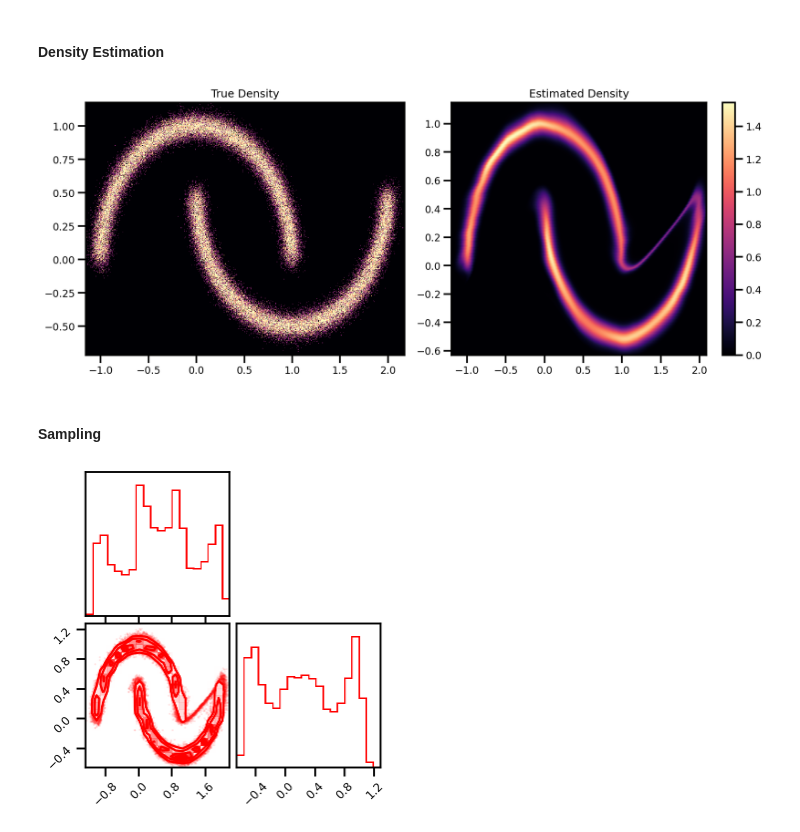
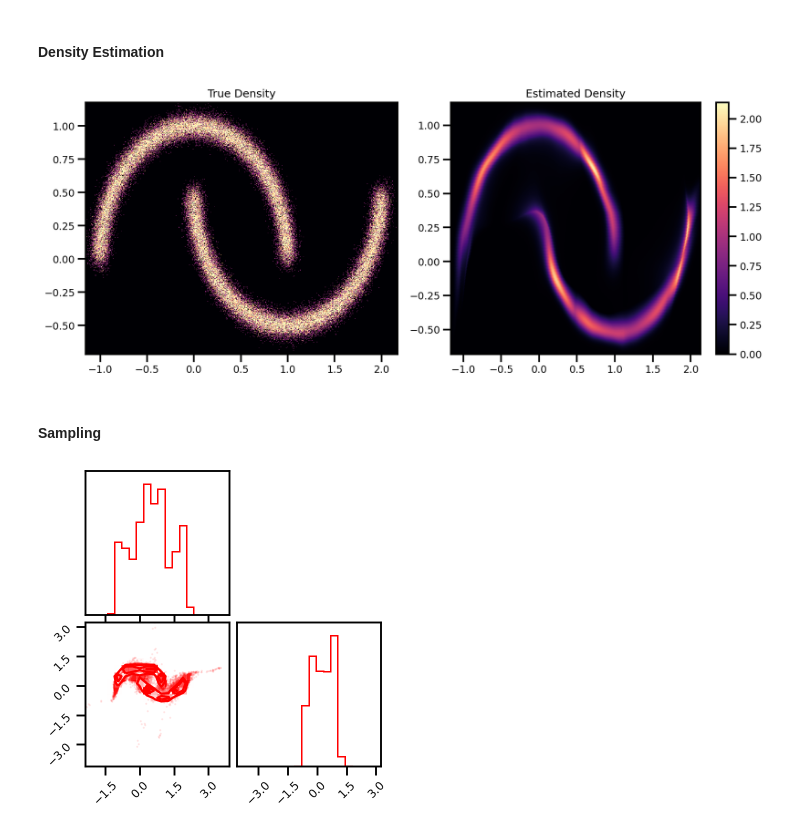
Before and after one commit to IPL-UV/gaussflow, a Jupyter notebook: docs/assets/demo/freia_plane_coupling.ipynb, the cells around one changed output. Cells and saved outputs as stored; diff of their text form; code cells hidden in the pictures.

Commit message:
Updated notebooks. added some helpful functions.

```diff
--- a/docs/assets/demo/freia_plane_coupling.ipynb
+++ b/docs/assets/demo/freia_plane_coupling.ipynb
@@ -160,0 +201,8 @@ from src.lit_plane import FlowLearnerPlane
+# %%
+import torch.functional as F
+from src.models.nets.dense import MLP
+
+def nflows_fc(dims_in, dims_out):
+    return  MLP(dims_in, dims_out, hidden_features=[512, 512], activation=nn.ReLU())
+def nflows_resnet(dims_in, dims_out):
+    return ResidualNet(dims_in, dims_out, hidden_features=512, num_blocks=1, activation=nn.ReLU())
@@ -165,28 +227,37 @@ import FrEIA.modules as Fm
 from src.models.layers.coupling import get_coupling_layer
 
 
-# we define a subnet for use inside an affine coupling block
-# for more detailed information see the full tutorial
-def subnet_fc(dims_in, dims_out):
-    return nn.Sequential(nn.Linear(dims_in, 512), nn.ReLU(),
-                         nn.Linear(512,  dims_out))
 
 # a simple chain of operations is collected by ReversibleSequential
-inn = Ff.SequenceINN(cfg.n_features)
+inn = Ff.SequenceINN(2)
 
-for k in range(cfg.n_layers):
+for ilayer in range(2):
+# for ilayer in range(1):
 
     # coupling transform (GLOW)
-    coupling_transform = get_coupling_layer(coupling="glow")
+#     coupling_transform = get_coupling_layer(coupling="flowpp")
+#     inn.append(
+#         coupling_transform,
+#         subnet_constructor=nflows_resnet,
+#         inv_eps=1e-5,
+#         n_components=n_components
+#     )
+
 
     # create coupling transform
+    coupling_transform = get_coupling_layer(coupling="rqs")
+    mask = create_alternating_binary_mask(features=cfg.n_features, even=(ilayer % 2 == 0))
     inn.append(
         coupling_transform,
-        subnet_constructor=subnet_fc,
+        subnet_constructor=nflows_resnet,
+        mask=mask,
+        tails="linear",
+        tail_bound=5,
+        apply_unconditional_transform=False
     )
 
     # orthogonal transformation
-    inn.append(Fm.HouseholderPerm, n_reflections=cfg.n_reflections)
+#     inn.append(Fm.HouseholderPerm, n_reflections=cfg.n_reflections)
 
 base_dist = dist.Normal(torch.tensor([0.0]), torch.tensor([1.0]))
 # %% [markdown]
@@ -206,15 +276,15 @@ learn = FlowLearnerPlane(inn,  base_dist, cfg)
 trainer = pl.Trainer(
     # epochs
     min_epochs=5,
-    max_epochs=cfg.num_epochs,
+    max_epochs=100, #cfg.num_epochs,
     # progress bar
     progress_bar_refresh_rate=100,
     # device
     gpus=0,
     # gradient norm
-    gradient_clip_val=1.0,
+    gradient_clip_val=5.0,
     gradient_clip_algorithm='norm',
-    logger=wandb_logger
+#     logger=wandb_logger
 )
 trainer.fit(learn, train_dataloader=train_dl, val_dataloaders=valid_dl)
 # %% [output]
@@ -279,35 +350,35 @@ probs = np.exp(X_log_prob)
 
 
 cmap = cm.magma  # "Reds"
 # cmap = "Reds"
 
 fig, ax = plt.subplots(ncols=2, figsize=(12, 5))
 h = ax[0].hist2d(
     X_plot[:, 0], X_plot[:, 1], bins=512, cmap=cmap, density=True, vmin=0.0, vmax=1.0
 )
 ax[0].set_title("True Density")
 ax[0].set(
     xlim=[X_plot[:, 0].min(), X_plot[:, 0].max()],
     ylim=[X_plot[:, 1].min(), X_plot[:, 1].max()],
 )
 
 
 h1 = ax[1].scatter(
     xyinput[:, 0], xyinput[:, 1], s=1, c=probs, cmap=cmap, vmin=0.0, #vmax=1.0
 )
 ax[1].set(
     xlim=[xyinput[:, 0].min(), xyinput[:, 0].max()],
     ylim=[xyinput[:, 1].min(), xyinput[:, 1].max()],
 )
 plt.colorbar(h1)
 ax[1].set_title("Estimated Density")
 
 
 plt.tight_layout()
 plt.show()
-wandb_logger.experiment.log({"density": wandb.Image(fig)})
+# wandb_logger.experiment.log({"density": wandb.Image(fig)})
 # %% [output]
-[figure, old version]
+[figure, new version]
 # %% [markdown]
 #### Sampling
 # %%
@@ -318,6 +389,6 @@ z = torch.randn(n_samples, cfg.n_features)
 samples, _ = learn.model(z, rev=True)
 
 fig = corner.corner(samples.detach().numpy(), hist_factor=2, color="red")
-wandb_logger.experiment.log({"sampling_trained": wandb.Image(fig)})
+# wandb_logger.experiment.log({"sampling_trained": wandb.Image(fig)})
 # %% [output]
-[figure, old version]
+[figure, new version]
```
Also changed, not shown: parts of 13 cells of this notebook, 18 other files.
